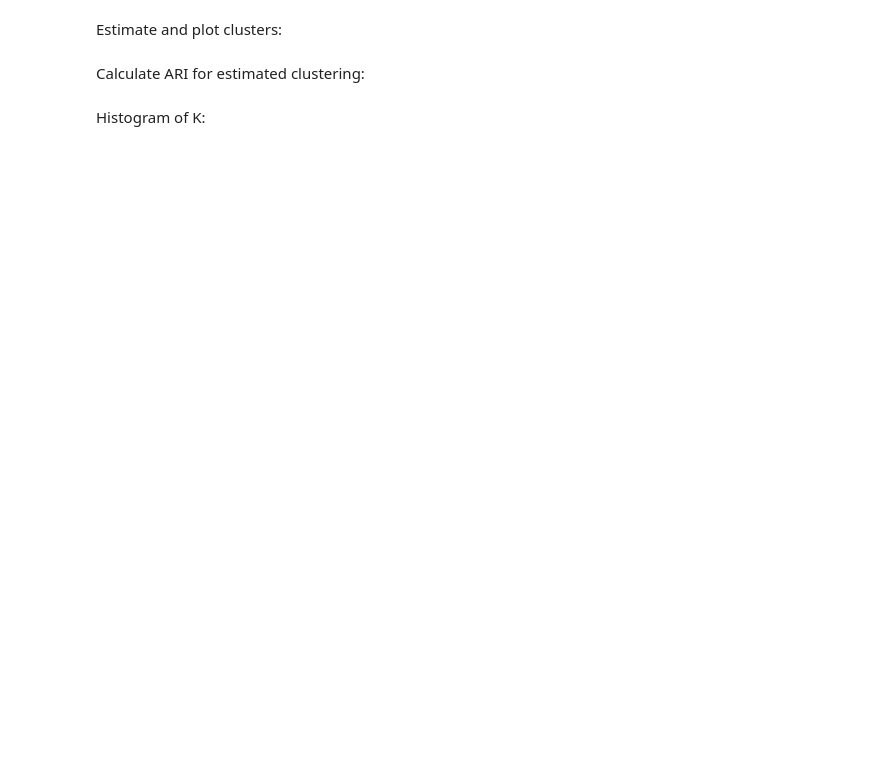
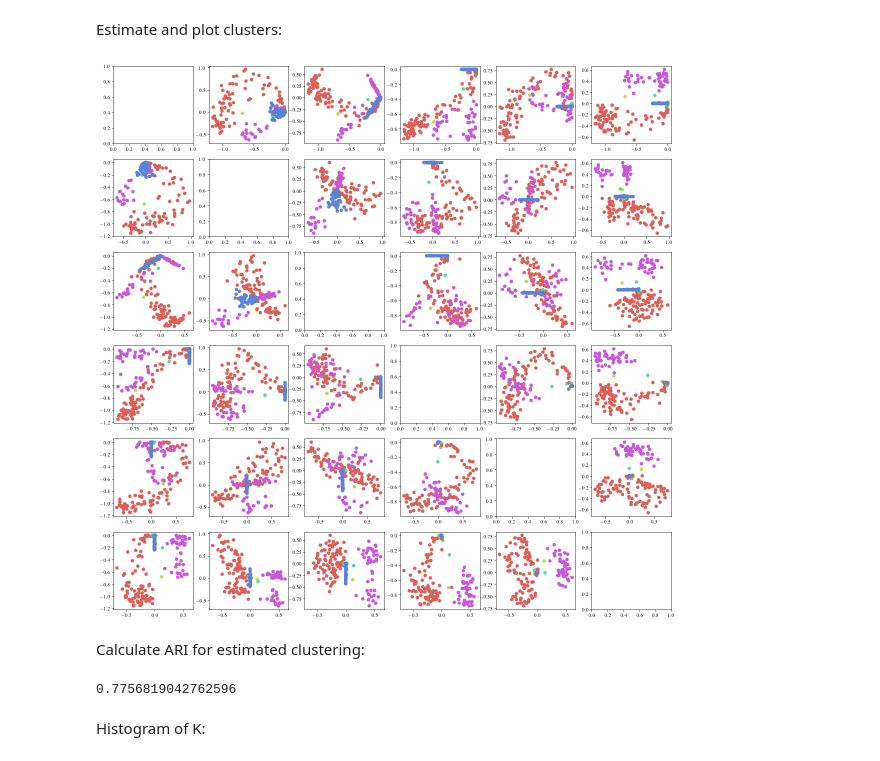
Before and after one commit to fraspass/lsbm, a Jupyter notebook: notebooks/drosophila_2.ipynb, the cells around one changed output. Drawn from its saved outputs; the diff is of its cells as text; code cells hidden in the pictures; blank space fills up the shorter version.

```diff
--- a/notebooks/drosophila_2.ipynb
+++ b/notebooks/drosophila_2.ipynb
@@ -67,5 +67,5 @@ m.initialise(z=np.copy(z_optim), theta=m.X[:,0]+np.random.normal(size=m.n, scale
 Run MCMC:
 # %%
 np.random.seed(111)
-q = m.mcmc(samples=10000, burn=1000, chains=1, store_chains=True, q=100, thinning=1, sigma_prop=0.01)
+q = m.mcmc(samples=50000, burn=5000, chains=1, store_chains=True, q=100, thinning=1, sigma_prop=0.01)
 # %% [output]
@@ -96,17 +98,21 @@ z_est = estimate_cluster.estimate_clustering(psm)
 # %%
 plt.rcParams['figure.figsize'] = [20, 20]
 import seaborn as sns
-zcol = [sns.color_palette("hls", 4)[z] for z in z_est]
+zcol = [sns.color_palette("hls", 5)[z] for z in z_est]
 fig, axs = plt.subplots(m.d,m.d)
 for k in range(m.d):
     for h in range(m.d):
         if k != h:
             axs[k,h].scatter(m.X[:,k],m.X[:,h],c=zcol)
 plt.show()
+# %% [output]
+[figure, added]
 # %% [markdown]
 Calculate ARI for estimated clustering:
 # %%
 ari(z_est, lab)
+# %% [output]
+0.7756819042762596
 # %% [markdown]
 Histogram of K:
 # %%
```
Also changed, not shown: parts of 4 cells of this notebook, 2 other files.
